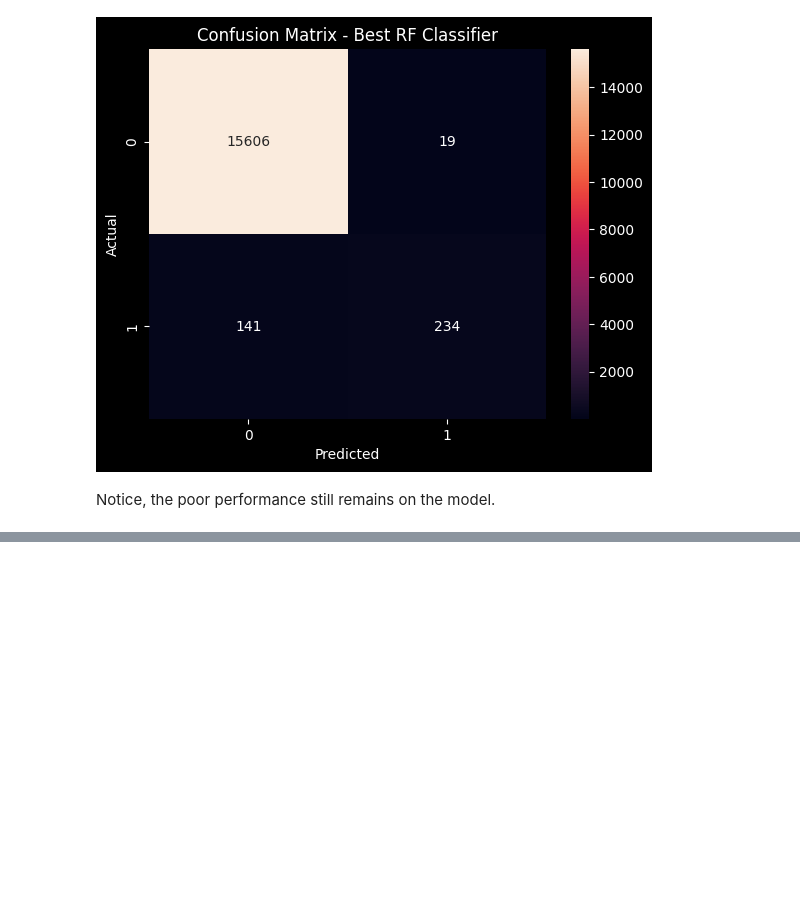
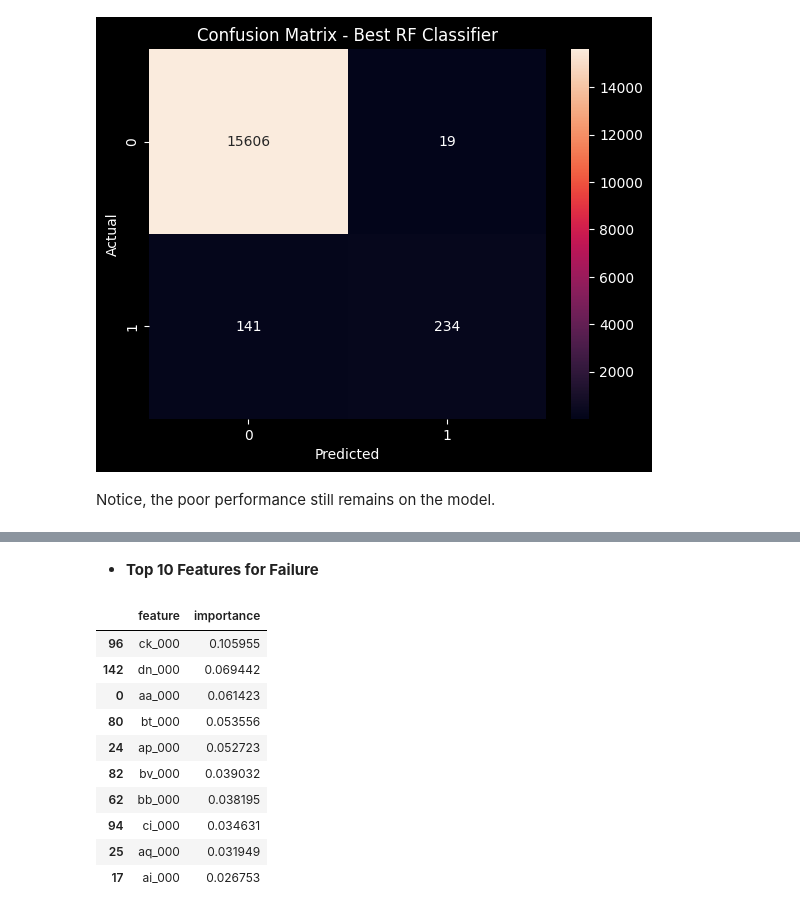
Before and after one commit to michelhilg/truck-maintenance-planning-ML, a Jupyter notebook: notebooks/05_Model_Training.ipynb, the cells around one changed output, grey strips where cells are left out. Saved outputs shown, nothing was run; the diff lists cells and outputs as text; code cells hidden in the pictures; blank space fills up the shorter version.

Commit message:
Add feature importance section

```diff
--- a/notebooks/05_Model_Training.ipynb
+++ b/notebooks/05_Model_Training.ipynb
@@ -220,0 +425,25 @@ Now, in the second part of this notebook, we will apply the models after perform
+# %% [markdown]
+- **Top 10 Features for Failure**
+# %%
+# Extract feature importances from the best Random Forest model
+importances = best_rf_SMOTEd.feature_importances_
+
+# Create a DataFrame to hold feature names and their importances
+feature_importances = pd.DataFrame({'feature': X_train_SMOTEd.columns, 'importance': importances})
+
+# Sort the DataFrame by importance in descending order
+feature_importances = feature_importances.sort_values(by='importance', ascending=False).head(10)
+
+feature_importances
+# %% [output]
+|  | feature | importance |
+| 96 | ck_000 | 0.105955 |
+| 142 | dn_000 | 0.069442 |
+| 0 | aa_000 | 0.061423 |
+| 80 | bt_000 | 0.053556 |
+| 24 | ap_000 | 0.052723 |
+| 82 | bv_000 | 0.039032 |
+| 62 | bb_000 | 0.038195 |
+| 94 | ci_000 | 0.034631 |
+| 25 | aq_000 | 0.031949 |
+| 17 | ai_000 | 0.026753 |
```
Also changed, not shown: parts of 23 cells of this notebook, 2 other files.
